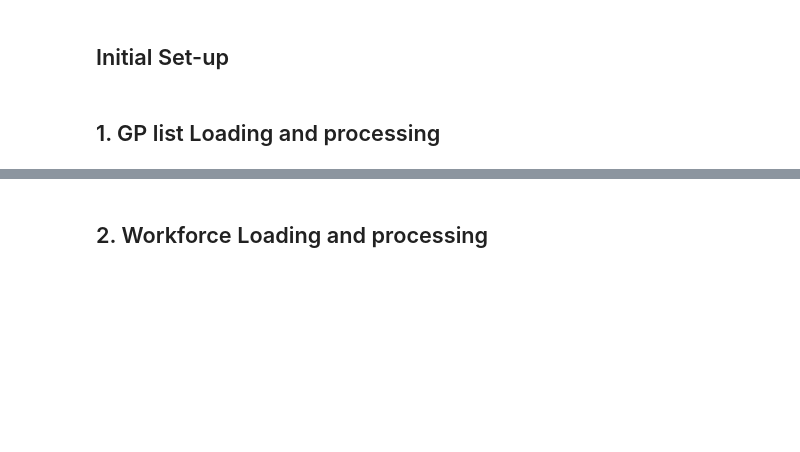
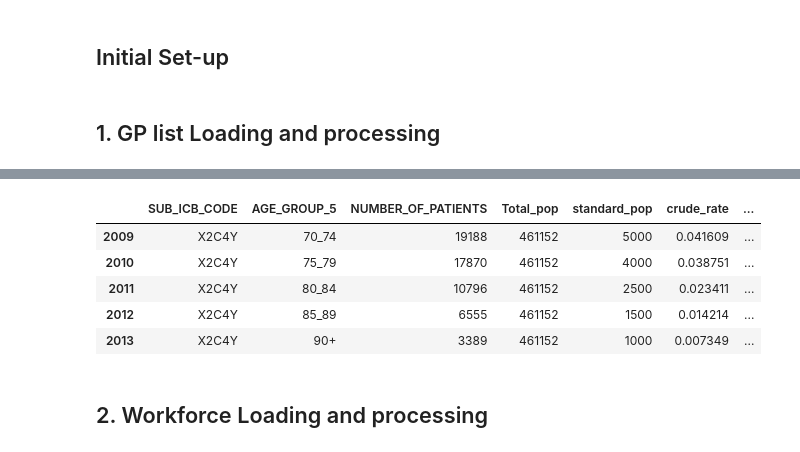
Before and after one commit to Norfolk-Suffolk-ICS/PrimaryCareDemandAndCapacity, a Jupyter notebook: notebooks/2e_Appointments_vs_staffing.ipynb, the cells around one changed output, grey strips where cells are left out. Cells and saved outputs as stored; diff of their text form; code cells hidden in the pictures; blank space fills up the shorter version.

Commit message:
standardisation

```diff
--- a/notebooks/2e_Appointments_vs_staffing.ipynb
+++ b/notebooks/2e_Appointments_vs_staffing.ipynb
@@ -74,6 +74,12 @@ GP_LIST_AGE_BANDS = constants.GP_LIST_AGE_BANDS
 GP_LIST_AGE_LABELS = constants.GP_LIST_AGE_LABELS
 SNEE_SUBICB_CODES = list(constants.ONS_CODES.keys())
 
+# EU Standard Population weights
+eu_standard_population = {'0_4': 5000, '5_9': 5500, '10_14': 5500, '15_19': 5500, '20_24': 6000, '25_29': 6000, '30_34': 6500, '35_39': 7000, '40_44': 7000,
+    '45_49': 7000,'50_54': 7000,'55_59': 6500,'60_64': 6000,'65_69': 5500,'70_74': 5000,'75_79': 4000,'80_84': 2500,'85_89': 1500,'90+': 1000
+}
+
+
 # Loading the Data Catalog
 catalog =  DataCatalog.load_from_yaml("data_catalog.yaml")
 
@@ -96,8 +102,8 @@ def process_gp_list(df):
     """
     df_ = df.copy()
 
-    # Keeping only the total population both 'AGE_GROUP_5' and 'SEX' columns are 'ALL'
-    df_ = df.loc[(df['AGE_GROUP_5'] == 'ALL') & (df['SEX'] == 'ALL')]
+    # REMOVING the total population both 'AGE_GROUP_5' and 'SEX' columns are 'ALL'
+    df_ = df.loc[(df['AGE_GROUP_5'] != 'ALL') & (df['SEX'] != 'ALL')]
 
     # Filter rows to keep only those with ORG_TYPE as 'SUB_ICB_LOCATION_CODE'
     df_ = df_[df_['ORG_TYPE'].isin(['SUB_ICB_LOCATION_CODE'])].copy()
@@ -105,6 +111,12 @@ def process_gp_list(df):
     df_ = df_.rename(columns={'ORG_CODE':'SUB_ICB_CODE'})
 
     # Dropping unused columns
-    df_ = df_.drop(columns=['PUBLICATION','EXTRACT_DATE','ORG_TYPE','POSTCODE','SEX','AGE_GROUP_5']).reset_index(drop=True)
+    df_ = df_.drop(columns=['ONS_CODE','PUBLICATION','EXTRACT_DATE','ORG_TYPE','SEX','POSTCODE']).reset_index(drop=True)
+
+    # Converting 90-95 and 95+ into single age band
+    df_['AGE_GROUP_5'] = df_['AGE_GROUP_5'].replace({'90_94':'90+', '95+':'90+'})
+
+    #
+    df_ = df_.groupby(['SUB_ICB_CODE','AGE_GROUP_5']).sum().reset_index()
 
     return df_
@@ -118,0 +123,13 @@ patients_df[patients_df['SUB_ICB_CODE'] == 'X2C4Y']
+# %%
+gp_list_df = catalog.get_catalog_entry_by_name(GP_PATIENTS_LIST_CATALOG)
+patients_df = gp_list_df.load()
+
+# calculating total populatin to be merged later
+population = patients_df[['ORG_CODE','SEX','AGE_GROUP_5','NUMBER_OF_PATIENTS']]
+population = population.loc[(patients_df['AGE_GROUP_5'] == 'ALL') & (patients_df['SEX'] == 'ALL')].drop(columns=['SEX','AGE_GROUP_5']).rename(columns={'NUMBER_OF_PATIENTS':'Total_pop'})
+
+patients_df = process_gp_list(patients_df)
+# Merging the total population to calculate standardised rates
+patients_df = pd.merge(patients_df, population, left_on='SUB_ICB_CODE', right_on='ORG_CODE', how='left').drop(columns={'ORG_CODE'})
+
+patients_df.tail()
@@ -119,3 +143,21 @@ patients_df[patients_df['SUB_ICB_CODE'] == 'X2C4Y']
+# %%
+# Add EU Standard Population weights to the DataFrame
+patients_df['standard_pop'] = patients_df['AGE_GROUP_5'].map(eu_standard_population)
+
+# Calculate crude rate
+patients_df['crude_rate'] = patients_df['NUMBER_OF_PATIENTS'] / patients_df['Total_pop']
+
+# Calculate crude rate
+patients_df['Std_patients_per_100k'] = (patients_df['crude_rate'] * patients_df['standard_pop']).round(2)
+
+patients_df.tail()
+# %% [output]
+|  | SUB_ICB_CODE | AGE_GROUP_5 | NUMBER_OF_PATIENTS | Total_pop | standard_pop | crude_rate | ... |
+| 2009 | X2C4Y | 70_74 | 19188 | 461152 | 5000 | 0.041609 | ... |
+| 2010 | X2C4Y | 75_79 | 17870 | 461152 | 4000 | 0.038751 | ... |
+| 2011 | X2C4Y | 80_84 | 10796 | 461152 | 2500 | 0.023411 | ... |
+| 2012 | X2C4Y | 85_89 | 6555 | 461152 | 1500 | 0.014214 | ... |
+| 2013 | X2C4Y | 90+ | 3389 | 461152 | 1000 | 0.007349 | ... |
 # %% [markdown]
 ## 2. Workforce Loading and processing
 # %%
```
Also changed, not shown: parts of 2 cells of this notebook.
